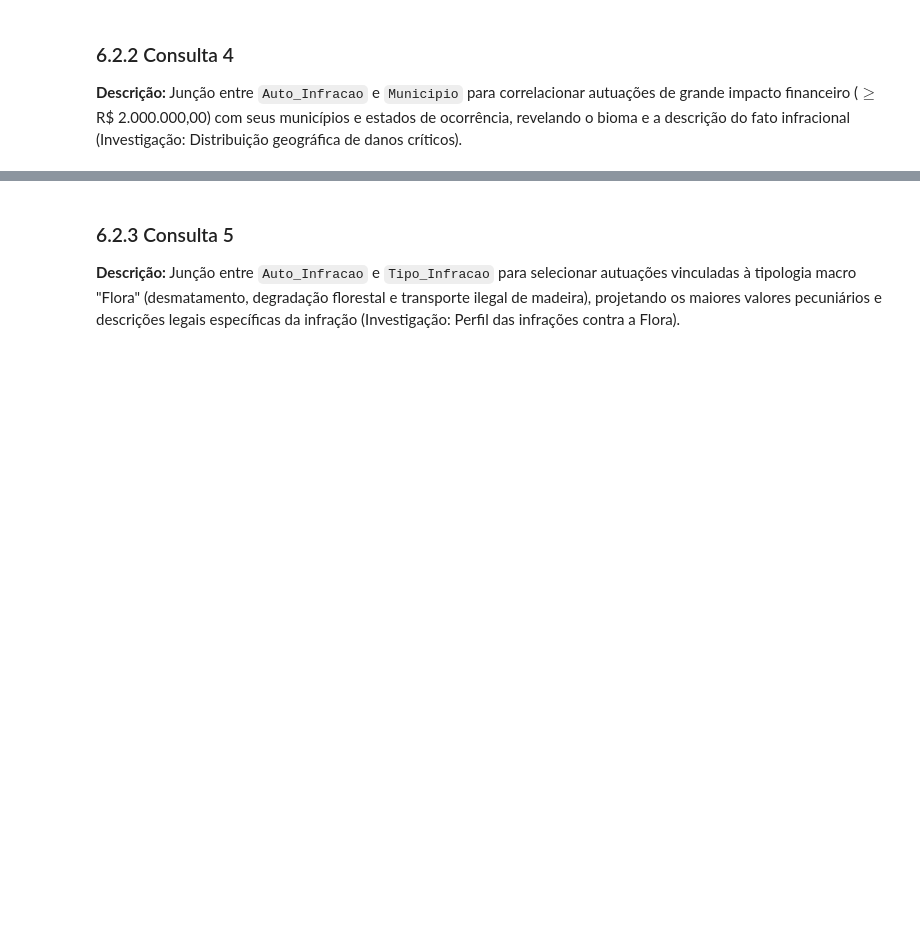
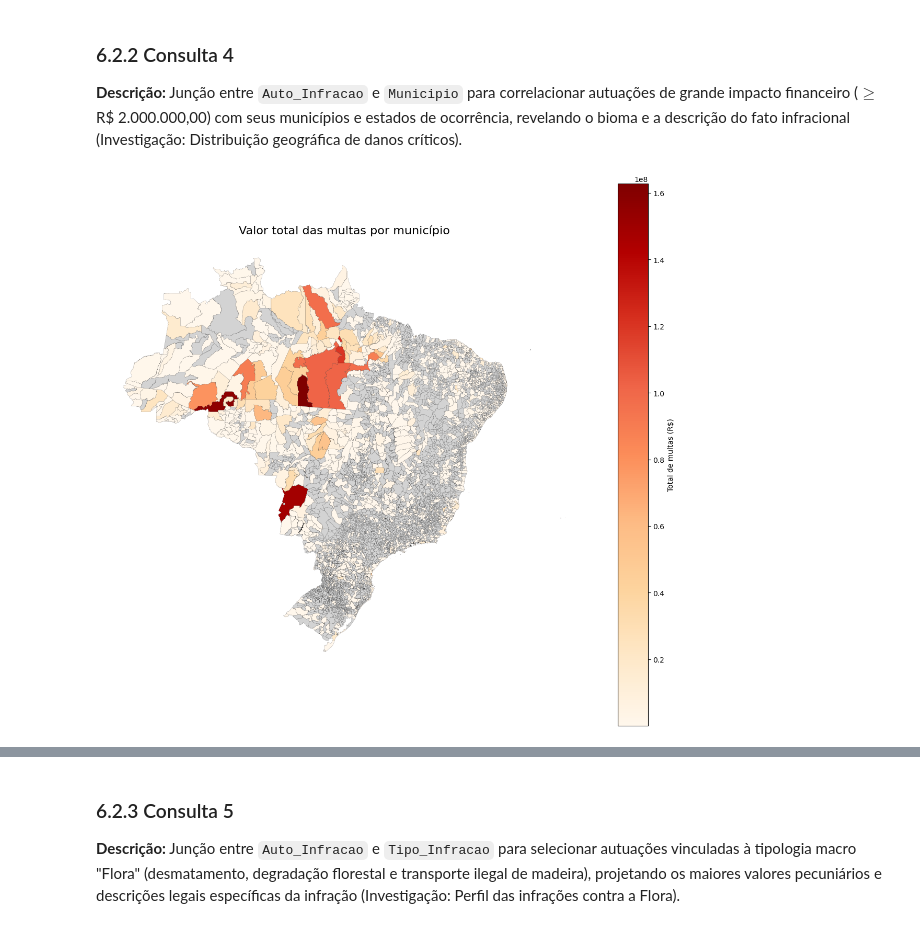
Before and after one commit to Ykosfeld/TP2-IBD, a Jupyter notebook: tp2.ipynb, the cells around one changed output, grey strips where cells are left out. Drawn from its saved outputs; the diff is of its cells as text; code cells hidden in the pictures; blank space fills up the shorter version.

```diff
--- a/tp2.ipynb
+++ b/tp2.ipynb
@@ -451,13 +514,52 @@ fetch(query3, conn)
 ### 6.2.2 Consulta 4
 **Descrição:** Junção entre `Auto_Infracao` e `Municipio` para correlacionar autuações de grande impacto financeiro ($\ge$ R$ 2.000.000,00) com seus municípios e estados de ocorrência, revelando o bioma e a descrição do fato infracional (Investigação: Distribuição geográfica de danos críticos).
 # %%
-query4 = """
-SELECT a.num_auto_infracao, m.nome_municipio, m.uf, a.bioma, a.valor_multa, a.descricao_fato
-FROM Auto_Infracao a
-JOIN Municipio m ON a.cod_municipio = m.cod_municipio
-WHERE a.valor_multa >= 2000000
-ORDER BY a.valor_multa DESC
-LIMIT 10;
-"""
+df_multa_municipio = fetch("""
+SELECT nome_municipio, uf, bioma, SUM(valor_multa) AS total_multa
+FROM Auto_Infracao NATURAL JOIN Municipio
+WHERE valor_multa IS NOT NULL
+GROUP BY nome_municipio, uf
+ORDER BY total_multa DESC
+""", conn)
 
-fetch(query4, conn)
+municipios = geobr.read_municipality(year = 2022)
+
+df_multa_municipio['nome_norm'] = df_multa_municipio['nome_municipio'].str.upper().str.strip().str.replace('Á', 'A').str.replace('Ã', 'A').str.replace('Â', 'A').str.replace('É', 'E').str.replace('Ê', 'E').str.replace('Í', 'I').str.replace('Ó', 'O').str.replace('Ô', 'O').str.replace('Õ', 'O').str.replace('Ú', 'U').str.replace('Ç', 'C')
+municipios['nome_norm'] = municipios['name_muni'].str.upper().str.strip().str.replace('Á', 'A').str.replace('Ã', 'A').str.replace('Â', 'A').str.replace('É', 'E').str.replace('Ê', 'E').str.replace('Í', 'I').str.replace('Ó', 'O').str.replace('Ô', 'O').str.replace('Õ', 'O').str.replace('Ú', 'U').str.replace('Ç', 'C')
+
+mapa = municipios.merge(
+    df_multa_municipio,
+    left_on=['nome_norm', 'abbrev_state'],
+    right_on=['nome_norm', 'uf'],
+    how='left'
+)
+
+fig, ax = plt.subplots(1, 1, figsize=(15, 15))
+
+mapa.plot(
+    column='total_multa',
+    cmap='OrRd',
+    linewidth=0.1,
+    edgecolor='black',
+    legend=True,
+    missing_kwds={
+        'color': 'lightgrey',
+        'label': 'Sem dados'
+    },
+    legend_kwds={
+        'label': 'Total de multas (R$)',
+        'orientation': 'vertical'
+    },
+    ax=ax
+)
+
+ax.set_title(
+    'Valor total das multas por município',
+    fontsize=16
+)
+
+ax.set_axis_off()
+
+plt.show()
+# %% [output]
+[figure, added]
```
Also changed, not shown: parts of 20 cells of this notebook.
